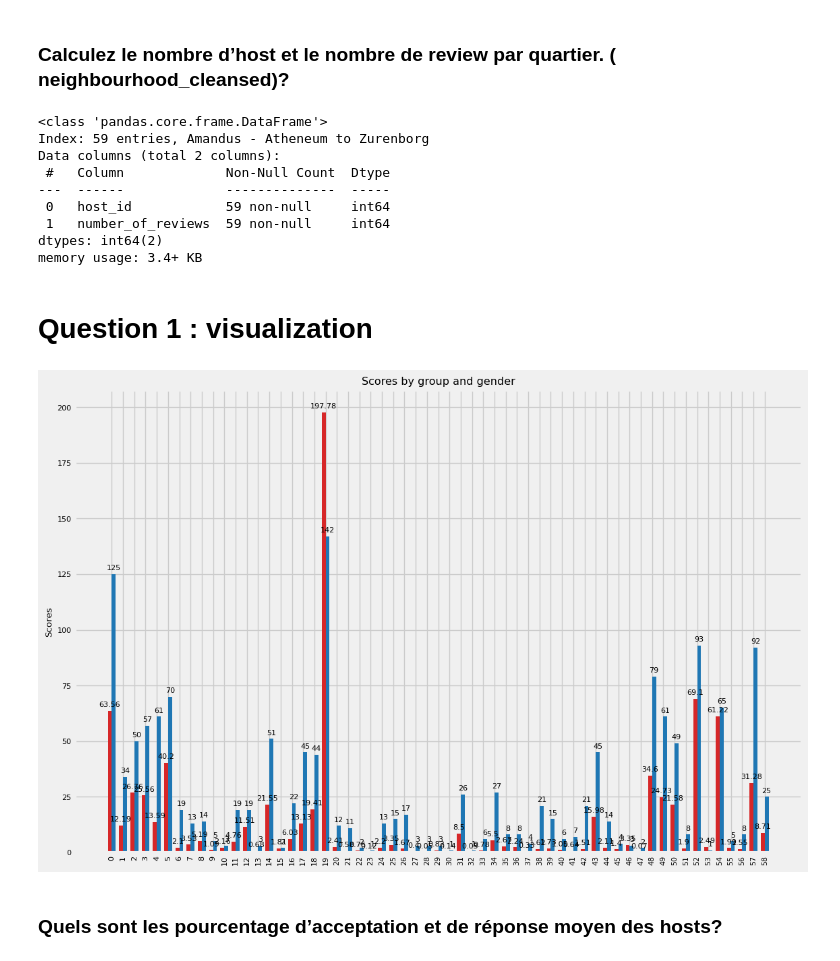
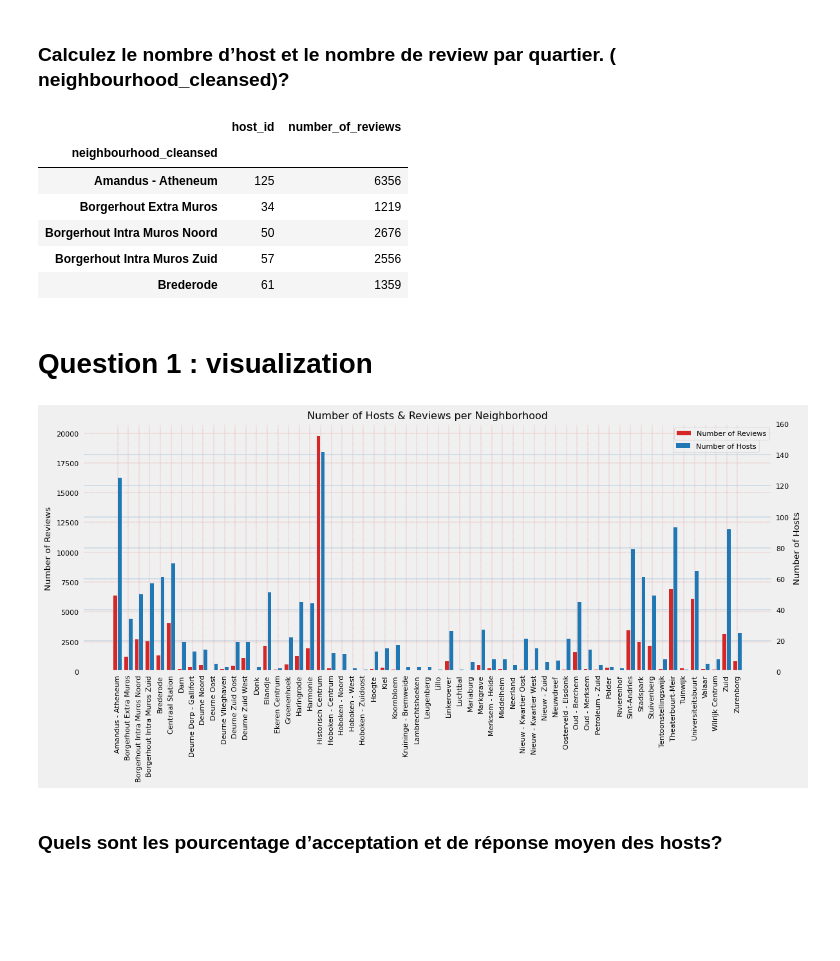
Before and after one commit to zoltarzol/brief_airbnb, a Jupyter notebook: analyse.ipynb, the cells around one changed output. Drawn from its saved outputs; the diff is of its cells as text; code cells hidden in the pictures; blank space fills up the shorter version.

Commit message:
res.index

```diff
--- a/analyse.ipynb
+++ b/analyse.ipynb
@@ -12,16 +12,14 @@ nombre_host = df_listing.groupby('neighbourhood_cleansed').host_id.nunique()
 nombre_review = df_listing.groupby('neighbourhood_cleansed').number_of_reviews.sum()
 # %%
 res = pd.concat([nombre_host,nombre_review], axis = 1)
-res.info()
+res.head()
 # %% [output]
-<class 'pandas.core.frame.DataFrame'>
-Index: 59 entries, Amandus - Atheneum to Zurenborg
-Data columns (total 2 columns):
- #   Column             Non-Null Count  Dtype
----  ------             --------------  -----
- 0   host_id            59 non-null     int64
- 1   number_of_reviews  59 non-null     int64
-dtypes: int64(2)
-memory usage: 3.4+ KB
+|  | host_id | number_of_reviews |
+| neighbourhood_cleansed |  |  |
+| Amandus - Atheneum | 125 | 6356 |
+| Borgerhout Extra Muros | 34 | 1219 |
+| Borgerhout Intra Muros Noord | 50 | 2676 |
+| Borgerhout Intra Muros Zuid | 57 | 2556 |
+| Brederode | 61 | 1359 |
 # %% [markdown]
 # Question 1 : visualization
@@ -29,43 +29,63 @@ memory usage: 3.4+ KB
 import matplotlib.pyplot as plt
 import numpy
 # %%
-# choice of style
+# set plot style
 plt.style.use('_mpl-gallery')
 
-# set font size for the plot
+# set plot font size
 plt.rcParams.update({'font.size': 8})
+
+# set the color used for the 2 bars
+bar_colors = ['tab:red', 'tab:blue']
+
+# set the width of the bars
 width = 0.35
 
-# set axes data
+# subdivision of the X axis into as many parts as there is elements on the X axis
 x = np.arange(len(res.index))
 
+# get the data for the 2 type of bars
 y1 = res["number_of_reviews"]
 y2 = res["host_id"]
 
 # create the plot with a given size
-fig, ax = plt.subplots(figsize=(11,7))
+fig, ax = plt.subplots(figsize=(12,6))
 
-bar_colors = ['tab:red', 'tab:blue']
+# creation of a twin X axis
+ax2 = ax.twinx()
 
-rects1 = ax.bar(x-width/2 ,y1/100, width, label='Number of Reviews', color=bar_colors[0])
-rects2 = ax.bar(x+width/2 ,y2, width, label='Number of Hosts', color=bar_colors[1])
+# creation of the two bar types
+rects1 = ax.bar(x-width*1.2/2 ,y1, width, label='Number of Reviews', color=bar_colors[0])
+rects2 = ax2.bar(x+width*1.2/2 ,y2, width, label='Number of Hosts', color=bar_colors[1])
 
-ax.bar_label(rects1, padding=3)
-ax.bar_label(rects2, padding=3)
-
-# rotate the x labels (90 = vertical)
+# rotate the X labels (90 = vertical)
 ax.set_xticklabels(x,rotation=90)
 
-ax.set_ylabel('Scores')
-ax.set_title('Scores by group and gender')
-ax.set_xticks(x)
-# ax.legend()
+# set plot general title
+ax.set_title('Number of Hosts & Reviews per Neighborhood')
 
-# fig.tight_layout()
+# set the ticks (écarts) for the bottom axis
+ax.set_xticks(x,list(res.index))
+ax2.set_yticks(range(0,170,20))
 
+
+ax.set_ylabel('Number of Reviews')
+ax2.set_ylabel('Number of Hosts')
+
+# set the colors and styles for the inside lines (grid)
+ax.grid(color='tab:red', linestyle='dotted', linewidth=0.3)
+ax2.grid(color='tab:blue', linestyle='-', linewidth=0.2)
+
+# creation of the legends, (the second one is placed under the top one)
+ax.legend()
+ax2.legend(bbox_to_anchor=(.985, .95))
+
+# displays the plot in a condensed layout
+fig.tight_layout()
+plt.savefig("./test2.png")
 plt.show()
 # %% [output]
-[figure, old version]
+[figure, new version]
 # %% [markdown]
 ### Quels sont les pourcentage d’acceptation et de réponse moyen des hosts?
 # %%
```
Also changed, not shown: parts of 2 cells of this notebook, 2 other files.
